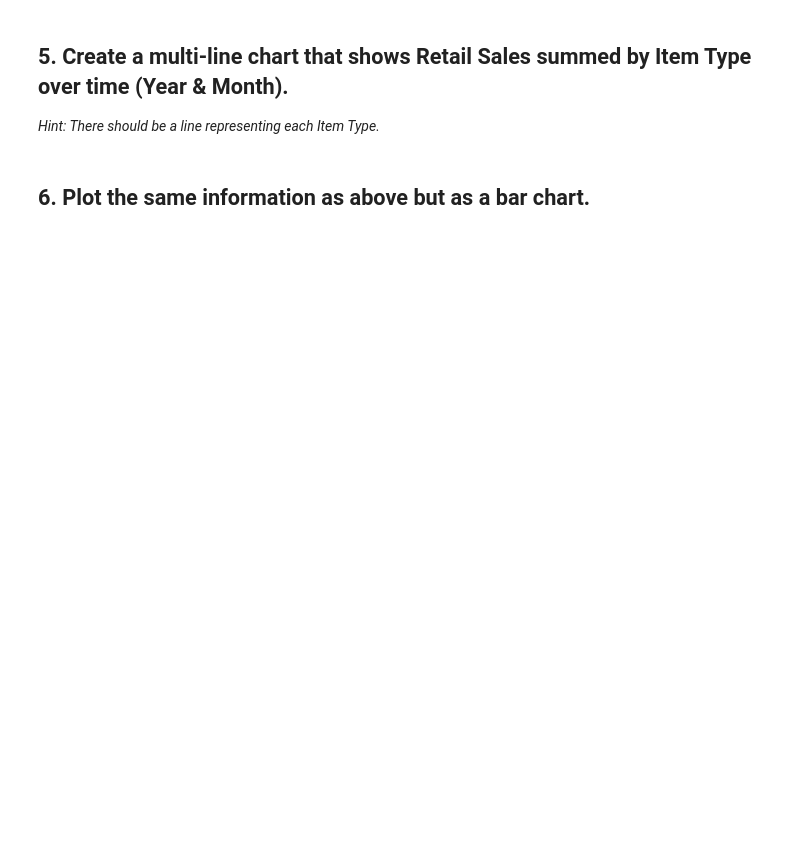
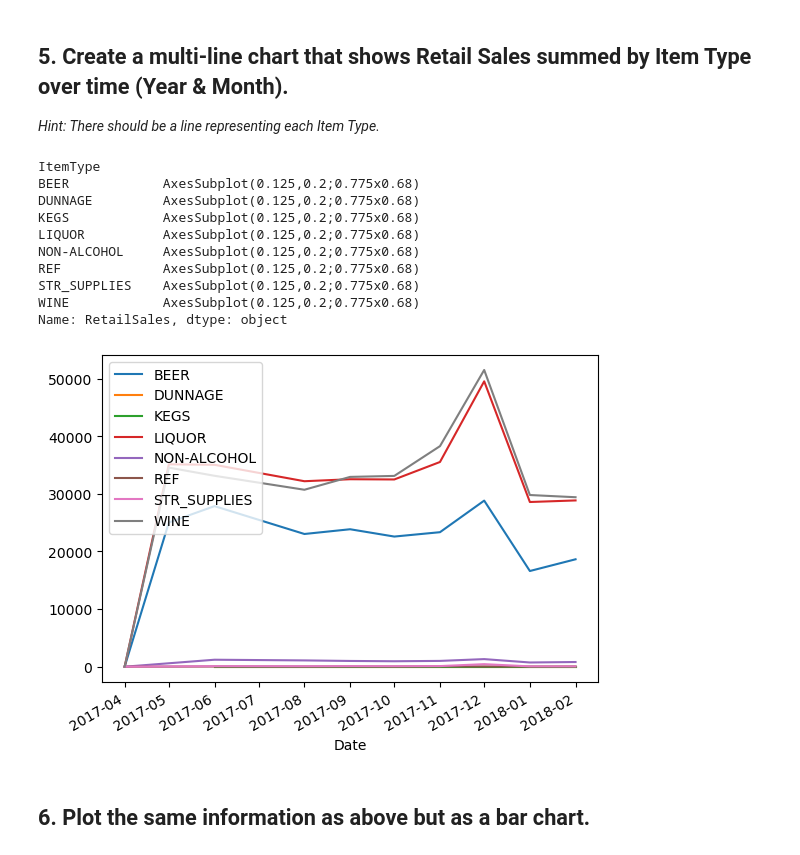
Before and after one commit to marciafof/DAFT_0116_OTALORAMarcia, a Jupyter notebook: module_2/Lab_2_ Plotting-Multiple-Data-Series/main.ipynb, the cells around one changed output. Cells and saved outputs as stored; diff of their text form; code cells hidden in the pictures; blank space fills up the shorter version.

```diff
--- a/module_2/Lab_2_ Plotting-Multiple-Data-Series/main.ipynb
+++ b/module_2/Lab_2_ Plotting-Multiple-Data-Series/main.ipynb
@@ -90,5 +119,27 @@ plotdata
 ## 5. Create a multi-line chart that shows Retail Sales summed by Item Type over time (Year & Month).
 
 *Hint: There should be a line representing each Item Type.*
+# %%
+data.head()
+data["Date"] = data["Year"].astype(str) + "-" + data["Month"].astype(str)
+data["Date"] = pd.to_datetime(data["Date"], format="%Y-%m")
+# %%
+plot_data=  data.loc[:,["Date","ItemType","RetailSales"]].groupby(["Date","ItemType"]).sum()
+plot_data.reset_index(inplace=True)
+plot_data.set_index("Date", inplace=True)
+plot_data.groupby("ItemType")["RetailSales"].plot(legend=True)
+#plot_data.plot(kind="line",subplots=False)
+# %% [output]
+ItemType
+BEER            AxesSubplot(0.125,0.2;0.775x0.68)
+DUNNAGE         AxesSubplot(0.125,0.2;0.775x0.68)
+KEGS            AxesSubplot(0.125,0.2;0.775x0.68)
+LIQUOR          AxesSubplot(0.125,0.2;0.775x0.68)
+NON-ALCOHOL     AxesSubplot(0.125,0.2;0.775x0.68)
+REF             AxesSubplot(0.125,0.2;0.775x0.68)
+STR_SUPPLIES    AxesSubplot(0.125,0.2;0.775x0.68)
+WINE            AxesSubplot(0.125,0.2;0.775x0.68)
+Name: RetailSales, dtype: object
+[figure, added]
 # %% [markdown]
 ## 6. Plot the same information as above but as a bar chart.
```
Also changed, not shown: parts of 8 cells of this notebook.
